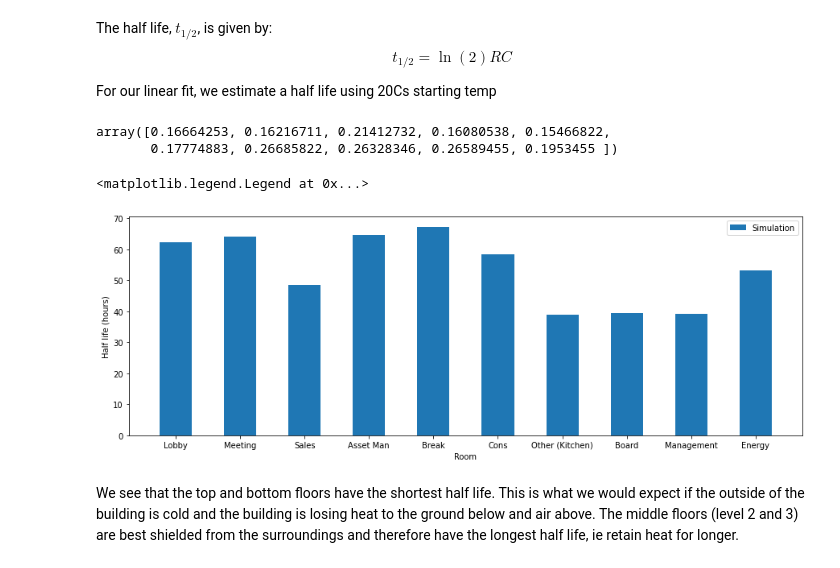
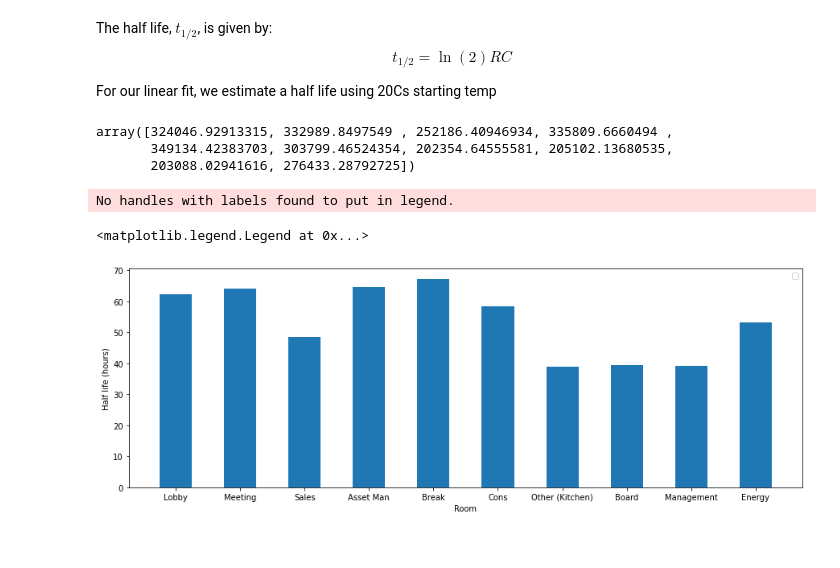
Before and after one commit to harry-rendell/building_simulation, a Jupyter notebook: RC_estimation_locogen.ipynb, the cells around one changed output. Saved outputs shown, nothing was run; the diff lists cells and outputs as text; code cells hidden in the pictures.

Commit message:
adding plots for Locogen fit

```diff
--- a/RC_estimation_locogen.ipynb
+++ b/RC_estimation_locogen.ipynb
@@ -96,6 +96,7 @@ from scipy.optimize import curve_fit
 mean_RCs = []
 mean_fit_exp = []
 mean_fit_lin = []
+losses  = []
 for room in rooms:
     print('Room {}'.format(room)+'_'*38)
     results = []
@@ -103,6 +104,7 @@ for room in rooms:
     fit_lin = []
     for lower, upper in indicies:
         times, Ts_true, Q_in, T_out = df[['timestamp',room,'gas','outside']].values[lower:upper].T
+        n = len(times)
         times = (times-times[0])
 
         # Use variance of detrended curve to estimate initial heat capacity guess
@@ -110,16 +112,22 @@ for room in rooms:
         initial_params = [0.25, 6e4 - var*1e4]
 
         sub_result = []
-        for a,b in [(j*288//4,(j+1)*288//4) for j in range(4)]:
+
+        m = 4 # number of segments to split light curve into
+        for a,b in [(j*n//m,(j+1)*n//m) for j in range(m)]:
             T_i = Ts_true[a]
-            sub_result.append(minimize(loss_single_seg_fixed_T, x0=initial_params, tol=tolerance, args=('mse', times[a:b], T_i, Ts_true[a:b], T_out[a:b], Q_in[a:b]), bounds=bounds)['x'])
+            fitted_params = minimize(loss_single_seg_fixed_T, x0=initial_params, tol=tolerance, args=('mse', times[a:b], T_i, Ts_true[a:b], T_out[a:b], Q_in[a:b]), bounds=bounds)['x']
+            sub_result.append(fitted_params)
         result = np.array(sub_result).mean(axis=0)
-        k_est, c_est = result
         results.append(result)
+
+        losses.append(loss_single_seg_fixed_T(result, 'mse', times, Ts_true[0], Ts_true, T_out, Q_in))
+
         print(results_str.format(*np.ravel([initial_params,result],'F')))
         print('_'*45)
 
         # Initialise class with system parameters
+        k_est, c_est = result
         sys_fit = model_ND('Fitted', k_est, c_est, Ts_true[0], T_out, Q_in)
         # Run simulation.
         Ts = sys_fit.run(times=times).flatten()
@@ -142,7 +150,7 @@ for room in rooms:
 #             sys_guess.plot(figax=figax, ls='-.');
             ax.plot(times/3600, T_out, label='Outside')
             ax.legend();
-
+#             fig.savefig('res/{}.png'.format(room), bbox_inches='tight')
     results = np.array(results)
     # calculating RC from 5 separate intervals where the gas is off
     mean_RC = (results[:,1] / results[:,0]).mean()
@@ -188,22 +196,21 @@ $$ t_{1/2} = \ln(2) RC $$
 
 For our linear fit, we estimate a half life using 20Cs starting temp
 # %%
-15/np.array(mean_RCs)*3600
+np.array(mean_RCs)
 # %% [output]
-array([0.16664253, 0.16216711, 0.21412732, 0.16080538, 0.15466822,
-       0.17774883, 0.26685822, 0.26328346, 0.26589455, 0.1953455 ])
+array([324046.92913315, 332989.8497549 , 252186.40946934, 335809.6660494 ,
+       349134.42383703, 303799.46524354, 202354.64555581, 205102.13680535,
+       203088.02941616, 276433.28792725])
 # %%
 fig, ax = plt.subplots(1,1, figsize=(15,5))
-labels = ['Simulation', 'Exponential fit', 'Linear fit']
 ind = np.arange(len(sim_hl))
 width = 0.5
 
-ax.bar(x = ind, height=series.values, width=width, label=labels[i])
+ax.bar(x = ind, height=sim_hl.values, width=width)
 
-ax.set(xlabel='Room', ylabel='Half life (hours)', xticks=ind, xticklabels=series.index);
-ax.legend()
+ax.set(xlabel='Room', ylabel='Half life (hours)', xticks=ind, xticklabels=sim_hl.index);
+fig.figsave()
 # %% [output]
-<matplotlib.legend.Legend at 0x...>
+No handles with labels found to put in legend.
+<matplotlib.legend.Legend at 0x...>
-[figure, old version]
+[figure, new version]
-# %% [markdown]
-We see that the top and bottom floors have the shortest half life. This is what we would expect if the outside of the building is cold and the building is losing heat to the ground below and air above. The middle floors (level 2 and 3) are best shielded from the surroundings and therefore have the longest half life, ie retain heat for longer.
```
Also changed, not shown: parts of 2 cells of this notebook, 10 other files.
